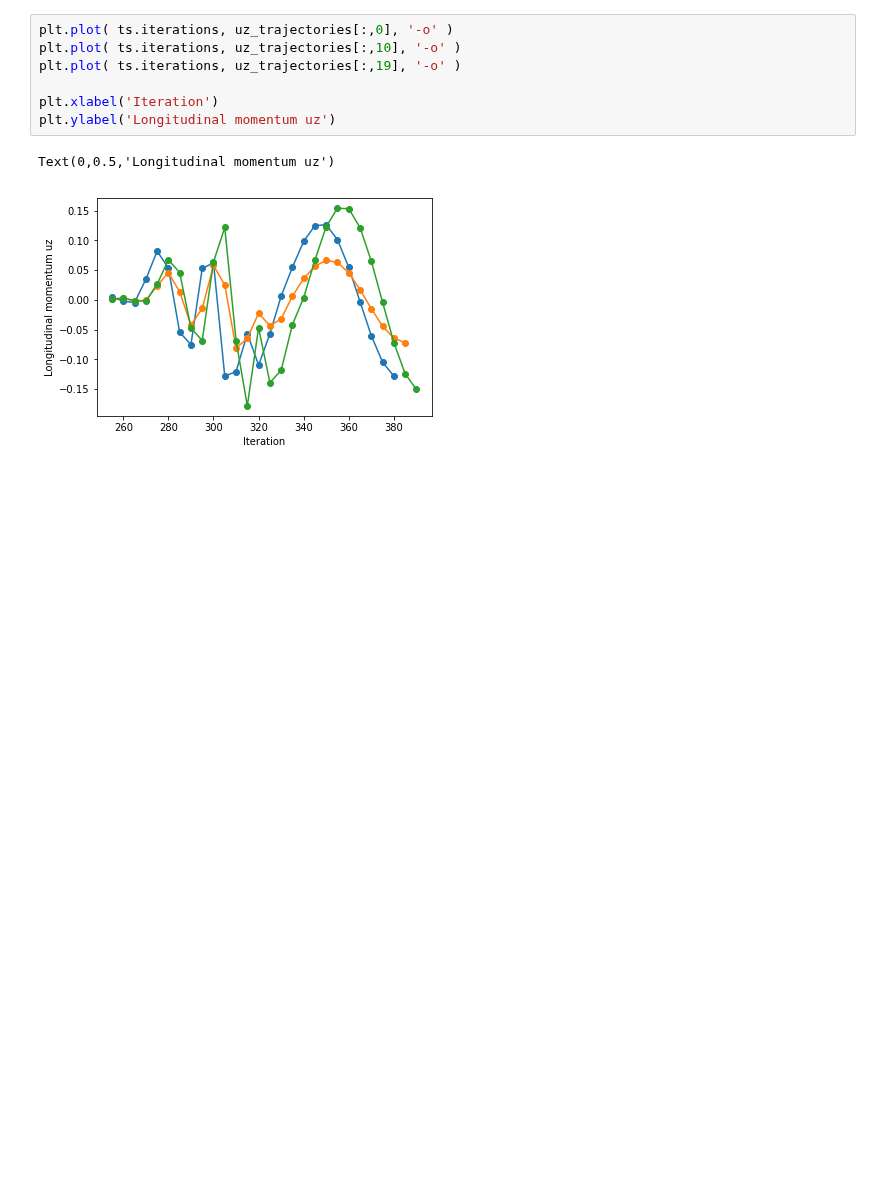
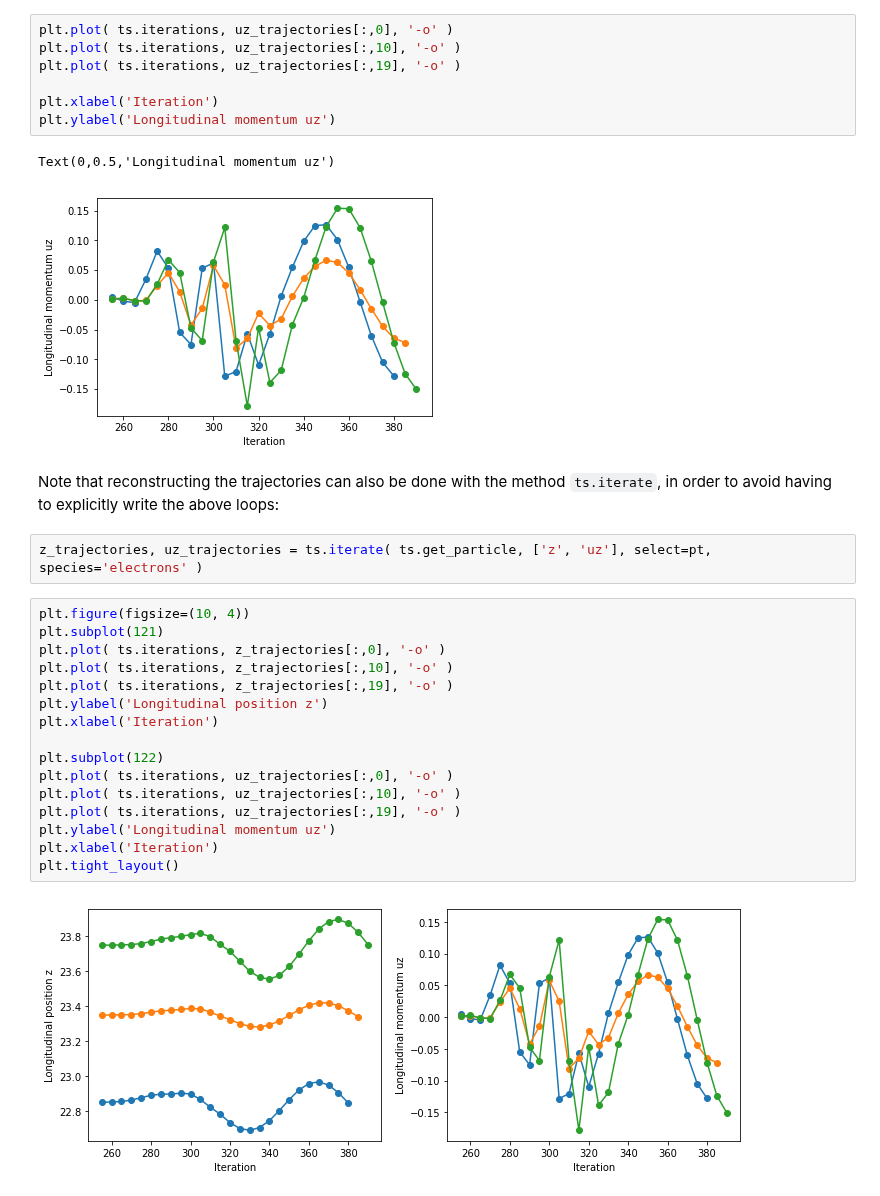
Before and after one commit to openPMD/openPMD-viewer, a Jupyter notebook: tutorials/4_Particle_selection.ipynb, the cells around one changed output. Saved outputs shown, nothing was run; the diff lists cells and outputs as text; blank space fills up the shorter version.

```diff
--- a/tutorials/4_Particle_selection.ipynb
+++ b/tutorials/4_Particle_selection.ipynb
@@ -147,3 +147,25 @@ plt.ylabel('Longitudinal momentum uz')
 # %% [output]
 Text(0,0.5,'Longitudinal momentum uz')
 [figure]
+# %% [markdown]
+Note that reconstructing the trajectories can also be done with the method `ts.iterate`, in order to avoid having to explicitly write the above loops:
+# %%
+z_trajectories, uz_trajectories = ts.iterate( ts.get_particle, ['z', 'uz'], select=pt, species='electrons' )
+# %%
+plt.figure(figsize=(10, 4))
+plt.subplot(121)
+plt.plot( ts.iterations, z_trajectories[:,0], '-o' )
+plt.plot( ts.iterations, z_trajectories[:,10], '-o' )
+plt.plot( ts.iterations, z_trajectories[:,19], '-o' )
+plt.ylabel('Longitudinal position z')
+plt.xlabel('Iteration')
+
+plt.subplot(122)
+plt.plot( ts.iterations, uz_trajectories[:,0], '-o' )
+plt.plot( ts.iterations, uz_trajectories[:,10], '-o' )
+plt.plot( ts.iterations, uz_trajectories[:,19], '-o' )
+plt.ylabel('Longitudinal momentum uz')
+plt.xlabel('Iteration')
+plt.tight_layout()
+# %% [output]
+[figure, added]
```
Also changed, not shown: 1 other file.
